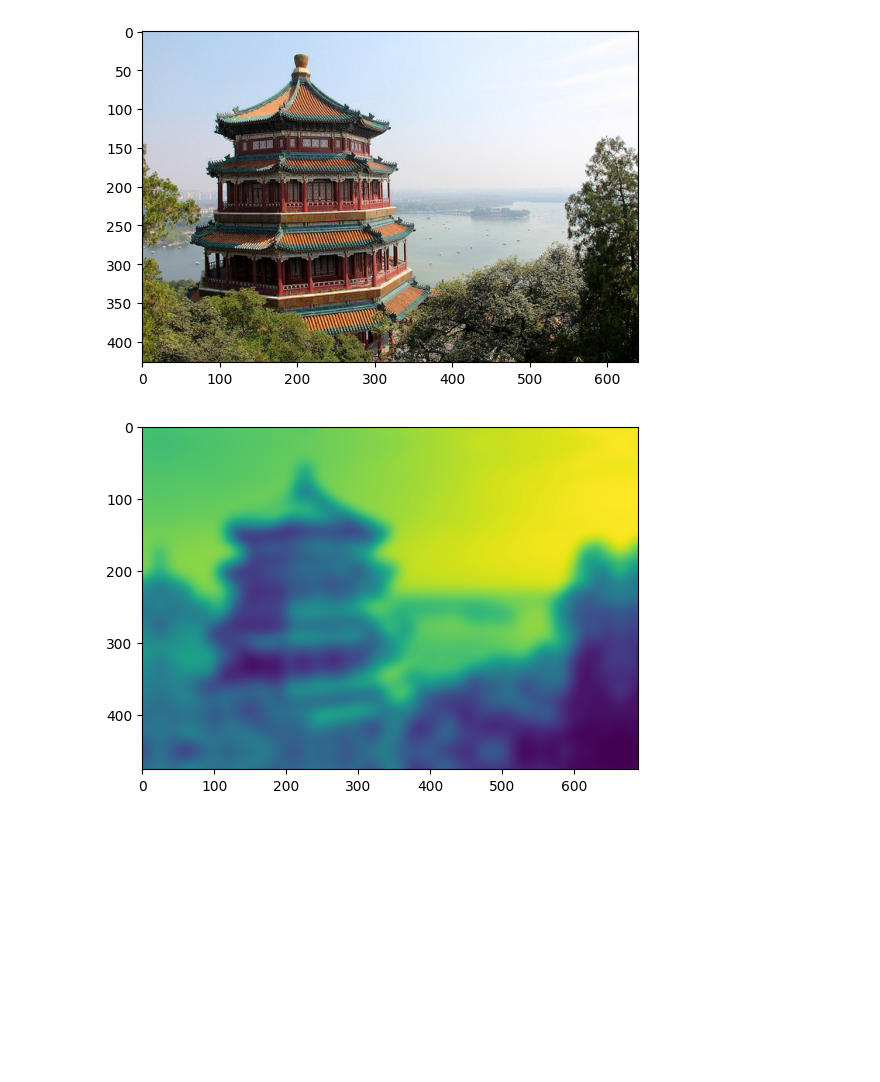
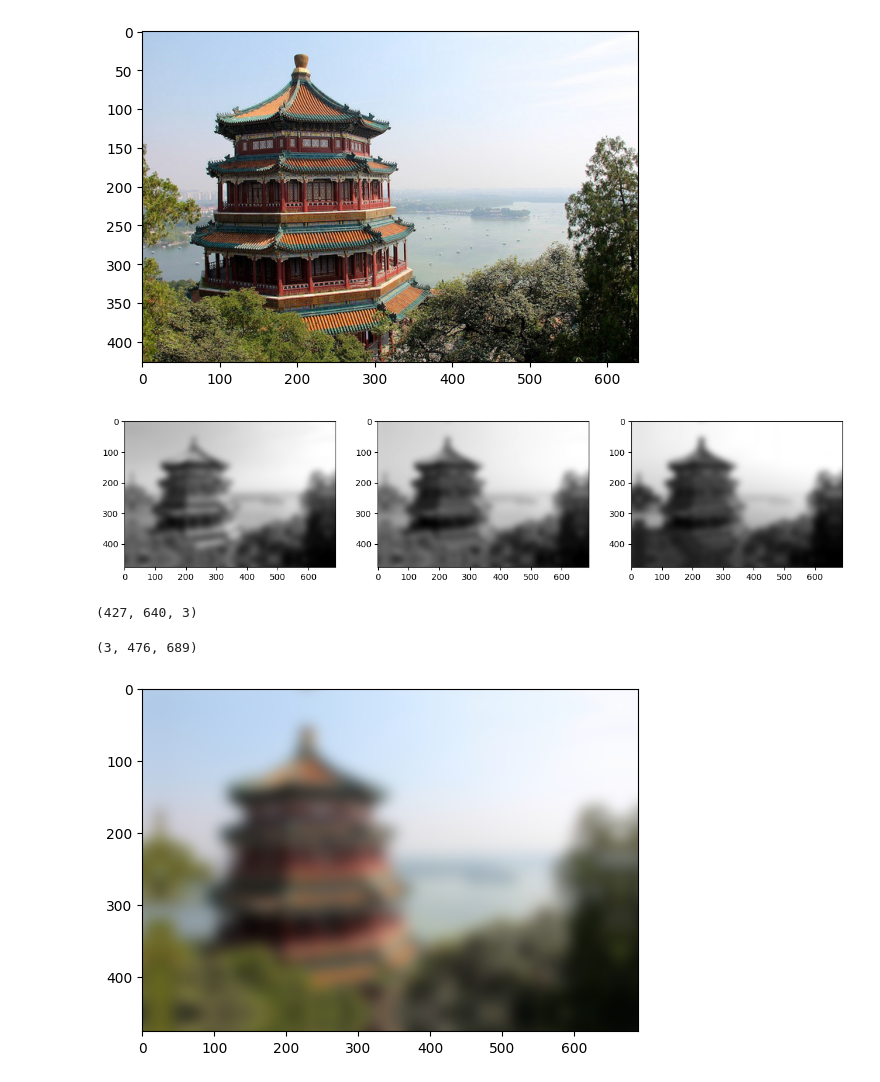
Before and after one commit to solarecho3/vectors, a Jupyter notebook: vectors.ipynb, the cells around one changed output. Cells and saved outputs as stored; diff of their text form; code cells hidden in the pictures; blank space fills up the shorter version.

Commit message:
recombine color channels after convolution

```diff
--- a/vectors.ipynb
+++ b/vectors.ipynb
@@ -2325,15 +2325,24 @@ image shape: (427, 640, 3)
 # %%
 # use a guassian kernel to convolve the image of china
 # first, we must remove the color channel to make the array
 # two dimensional, then use scipy's convolve implementation
 # which is computationally superior to a manual nested loop
 # it does so by leveraging convolution theory, and applies
 # the convolution in the frequency domain, rather than the
 # time/space domain, because convolution in time/space domain
 # equals multiplication in the frequency domain.
-convolved_china = scipy.signal.convolve2d(china[:,:,0],gaussian(50,3), boundary="symm")
+# we also process each color channel individually because
+# the convolution function is for 2D images. if we required
+# a color image we could stitch the processed grey images
+# back together after processing.
+convolution_channel0 = scipy.signal.convolve2d(china[:,:,0],gaussian(50,3), boundary="symm")
+convolution_channel1 = scipy.signal.convolve2d(china[:,:,1],gaussian(50,3), boundary="symm")
+convolution_channel2 = scipy.signal.convolve2d(china[:,:,2],gaussian(50,3), boundary="symm")
 plt.close()
-plt.imshow(convolved_china)
+fig, axs = plt.subplots(ncols=3, figsize=[15,10])
+axs[0].imshow(convolution_channel0, cmap="grey")
+axs[1].imshow(convolution_channel1, cmap="grey")
+axs[2].imshow(convolution_channel2, cmap="grey")
 plt.show()
 # %% [output]
-[figure, old version]
+[figure, new version]
@@ -2339,0 +2355,20 @@ plt.show()
+# %%
+# the shape of the original image
+china.shape
+# %% [output]
+(427, 640, 3)
+# %%
+# the convolved images, combined
+# together in an array
+color.shape
+# %% [output]
+(3, 476, 689)
+# %%
+# move the axes around so that
+# the color channel is last
+np.moveaxis(color,0,-1).shape
+plt.close()
+plt.imshow(np.moveaxis(color,0,-1).astype("int"))
+plt.show()
+# %% [output]
+[figure, added]
```
Also changed, not shown: parts of 2 cells of this notebook.
